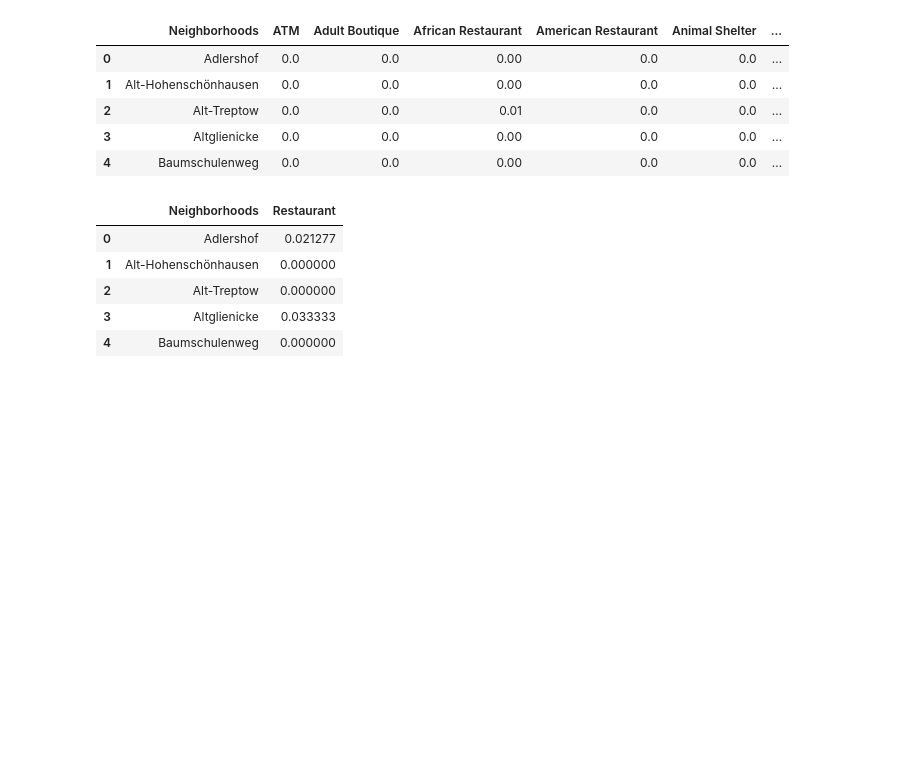
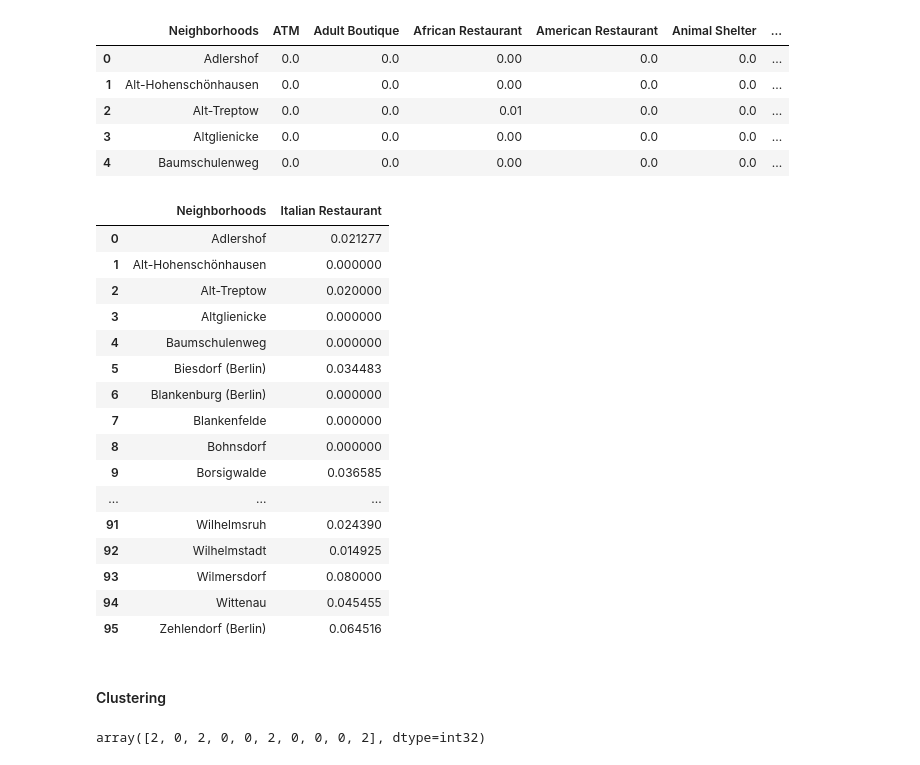
Before and after one commit to skhiearth/Coursera-IBM-The-Battle-of-Neighborhoods-Capstone-Project-, a Jupyter notebook: The Battle of Neighborhoods - Notebook.ipynb, the cells around one changed output. Drawn from its saved outputs; the diff is of its cells as text; code cells hidden in the pictures; blank space fills up the shorter version.

```diff
--- a/The Battle of Neighborhoods - Notebook.ipynb
+++ b/The Battle of Neighborhoods - Notebook.ipynb
@@ -229,13 +228,39 @@ grouped.head()
 | 3 | Altglienicke | 0.0 | 0.0 | 0.00 | 0.0 | 0.0 | ... |
 | 4 | Baumschulenweg | 0.0 | 0.0 | 0.00 | 0.0 | 0.0 | ... |
 # %%
-len(grouped[grouped["Restaurant"] > 0])
-berlin_rest = grouped[["Neighborhoods","Restaurant"]]
-berlin_rest.head()
+len(grouped[grouped["Italian Restaurant"] > 0])
+berlin_rest = grouped[["Neighborhoods","Italian Restaurant"]]
+berlin_rest
 # %% [output]
-|  | Neighborhoods | Restaurant |
+|  | Neighborhoods | Italian Restaurant |
 | 0 | Adlershof | 0.021277 |
 | 1 | Alt-Hohenschönhausen | 0.000000 |
-| 2 | Alt-Treptow | 0.000000 |
-| 3 | Altglienicke | 0.033333 |
+| 2 | Alt-Treptow | 0.020000 |
+| 3 | Altglienicke | 0.000000 |
 | 4 | Baumschulenweg | 0.000000 |
+| 5 | Biesdorf (Berlin) | 0.034483 |
+| 6 | Blankenburg (Berlin) | 0.000000 |
+| 7 | Blankenfelde | 0.000000 |
+| 8 | Bohnsdorf | 0.000000 |
+| 9 | Borsigwalde | 0.036585 |
+| ... | ... | ... |
+| 91 | Wilhelmsruh | 0.024390 |
+| 92 | Wilhelmstadt | 0.014925 |
+| 93 | Wilmersdorf | 0.080000 |
+| 94 | Wittenau | 0.045455 |
+| 95 | Zehlendorf (Berlin) | 0.064516 |
+# %% [markdown]
+#### Clustering
+# %%
+kclusters = 4
+
+berlin_clustering = berlin_rest.drop(["Neighborhoods"], 1)
+berlin_clustering.head()
+
+# run k-means clustering
+kmeans = KMeans(init="k-means++", n_clusters=kclusters, n_init=12).fit(berlin_clustering)
+
+# check cluster labels generated for each row in the dataframe
+kmeans.labels_[0:10]
+# %% [output]
+array([2, 0, 2, 0, 0, 2, 0, 0, 0, 2], dtype=int32)
```
Also changed, not shown: parts of 20 cells of this notebook.
